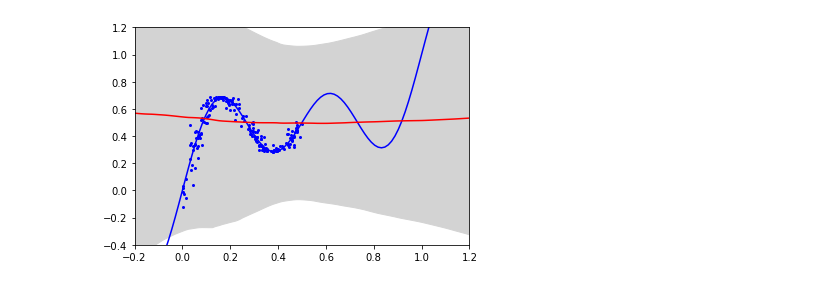
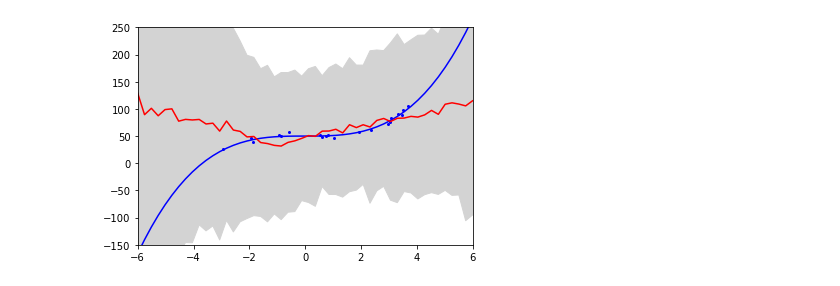
Before and after one commit to Feuermagier/VariationalBayesianDL, a Jupyter notebook: ToyRegression.ipynb, the cells around one changed output. Cells and saved outputs as stored; diff of their text form; code cells hidden in the pictures.

```diff
--- a/ToyRegression.ipynb
+++ b/ToyRegression.ipynb
@@ -13,8 +13,8 @@ torch.manual_seed(42)
 
 batch_size = 2
 
-#trainset = toy.CubicToyDataset(min=-4, max=4, sample_count=20, noise=3, normalize=True)
-trainset = toy.TrigonometricToyDataset(sample_count=200, normalize=True)
+trainset = toy.CubicToyDataset(min=-4, max=4, sample_count=20, noise=3, normalize=True)
+#trainset = toy.TrigonometricToyDataset(sample_count=200, normalize=True)
 trainloader = torch.utils.data.DataLoader(trainset, batch_size, shuffle=True)
 
 device = torch.device("cpu")
@@ -50,7 +50,16 @@ def plot(eval):
 
 torch.manual_seed(42)
 
-model = nn.Sequential(nn.Linear(1, 16), nn.ReLU(), nn.Linear(16, 16), nn.ReLU(), nn.Linear(16, 16), nn.ReLU(), nn.Linear(16, 1))
+model = nn.Sequential(
+    nn.Linear(1, 16),
+    nn.ReLU(),
+    nn.Linear(16, 16),
+    nn.ReLU(),
+    nn.Linear(16, 16),
+    nn.ReLU(),
+    nn.Linear(16, 1)
+)
+
 optimizer = torch.optim.SGD(model.parameters(), lr=0.01, weight_decay=0.001)
 for epoch in range(100):
     epoch_loss = torch.tensor(0, dtype=torch.float)
@@ -82,5 +91,5 @@ RMSE 0.4334942698478699
 # %%
-# SWAG trained with Adam and L2 regularization (lr is currently not adjusted for SWAG)
+# SWAG trained with SGD and L2 regularization (lr is currently not adjusted for SWAG)
 
 from training import swag
 importlib.reload(swag)
@@ -90,7 +99,7 @@ torch.manual_seed(42)
 model = nn.Sequential(nn.Linear(1, 100), nn.ReLU(), nn.Linear(100, 1))
 optimizer = torch.optim.SGD(model.parameters(), lr=0.01, weight_decay=0.001) # Without weight_decay the covariance matrix is not positive definit???
 wrapper = swag.SWAGWrapper(model, 5, 10)
-for epoch in range(100):
+for epoch in range(40):
     epoch_loss = torch.tensor(0, dtype=torch.float)
     for data, target in trainloader:
         optimizer.zero_grad()
@@ -196,44 +185,44 @@ RMSE 0.4827067255973816
 # %%
 # Bayesian NN (Bayes-by-Backprop)
 
-from training.util import GaussianMixture
-import training.bbb as bbb
+from training import bbb, util
 importlib.reload(bbb)
+importlib.reload(util)
 
 torch.manual_seed(42)
+torch.autograd.set_detect_anomaly(True)
 
-pi = 0.5 # 0.25, 0.5, 0.75
-sigma1 = np.exp(-1) # 0, 1, 2
-sigma2 = np.exp(-7) # 6, 7, 8
-prior = GaussianMixture(pi, sigma1, sigma2)
+pi = 0.5  # 0.25, 0.5, 0.75
+sigma1 = np.exp(-1)  # 0, 1, 2
+sigma2 = np.exp(-7)  # 6, 7, 8
+prior = util.GaussianMixture(pi, sigma1, sigma2)
+#prior = torch.distributions.Normal(0, 0.5)
 
-#model = nn.Sequential(bbb.BayesianLinearLayer(1, 100, prior, prior, device, weight_draw="minibatch"), nn.ReLU(), bbb.BayesianLinearLayer(100, 1, prior, prior, device, weight_draw="minibatch"))
-model = nn.Sequential(bbb.BayesianLinearLayer(1, 16, prior, prior, device, weight_draw="minibatch"), nn.ReLU(), bbb.BayesianLinearLayer(16, 16, prior, prior, device, weight_draw="minibatch"), nn.ReLU(), bbb.BayesianLinearLayer(16, 16, prior, prior, device, weight_draw="minibatch"), nn.ReLU(), bbb.BayesianLinearLayer(16, 1, prior, prior, device, weight_draw="minibatch"))
+model = nn.Sequential(
+    bbb.BBBLinear(1, 100, prior, prior, device),
+    nn.ReLU(),
+    bbb.BBBLinear(100, 1, prior, prior, device)
+)
+model.to(device)
+optimizer = torch.optim.SGD(model.parameters(), lr=0.001)
+loss_fn = torch.nn.MSELoss()
 
-optimizer = torch.optim.Adam(model.parameters(), lr=0.01)
-for epoch in range(100):
-    epoch_loss = torch.tensor(0, dtype=torch.float)
-    for data, target in trainloader:
-        optimizer.zero_grad()
-        output = model(data)
-        #mean, variance = output[:,0], torch.log1p(torch.exp(output[:,1])) + 10e-6
-        #dist = torch.distributions.Normal(mean, variance)
-        log_prior = sum([getattr(layer, "log_prior", 0) for layer in model])
-        log_posterior = sum([getattr(layer, "log_posterior", 0) for layer in model])
-        loss = (log_posterior - log_prior) / len(trainloader) + F.mse_loss(output, target)
-        loss.backward()
-        optimizer.step()
-        epoch_loss += loss
+for epoch in range(1000):
+    loss = bbb.run_bbb_epoch(model, optimizer, loss_fn, trainloader, device)
     if epoch % 10 == 0:
-        print(f"Epoch {epoch}: loss {epoch_loss / (len(trainloader) * batch_size)}")
-print(f"Final loss {epoch_loss / (len(trainloader) * batch_size)}")
+        print(f"Epoch {epoch}: loss {loss / (len(trainloader) * batch_size)}")
+print(f"Final loss {loss / (len(trainloader) * batch_size)}")
+
 
 def eval_bbb(input):
-    samples = 10
+    samples = 100
     outputs = torch.zeros((input.shape[0], samples))
-    for i in range(samples):
-        outputs[:,i] = torch.squeeze(model(input), -1)
+    with torch.no_grad():
+        model.eval()
+        for i in range(samples):
+            outputs[:, i] = torch.squeeze(model(input), -1)
     return torch.mean(outputs, dim=1), torch.var(outputs, dim=1)
 
+
 plot(eval_bbb)
 # %% [output]
@@ -252 +246 @@ RMSE 0.5072435736656189
-[figure, old version]
+[figure, new version]
```
Also changed, not shown: parts of 5 cells of this notebook, 7 other files.
